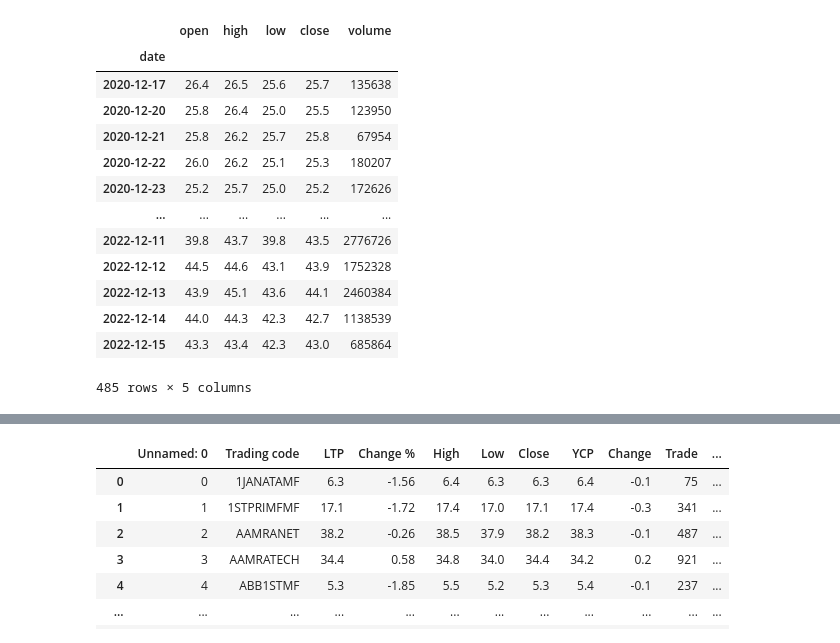
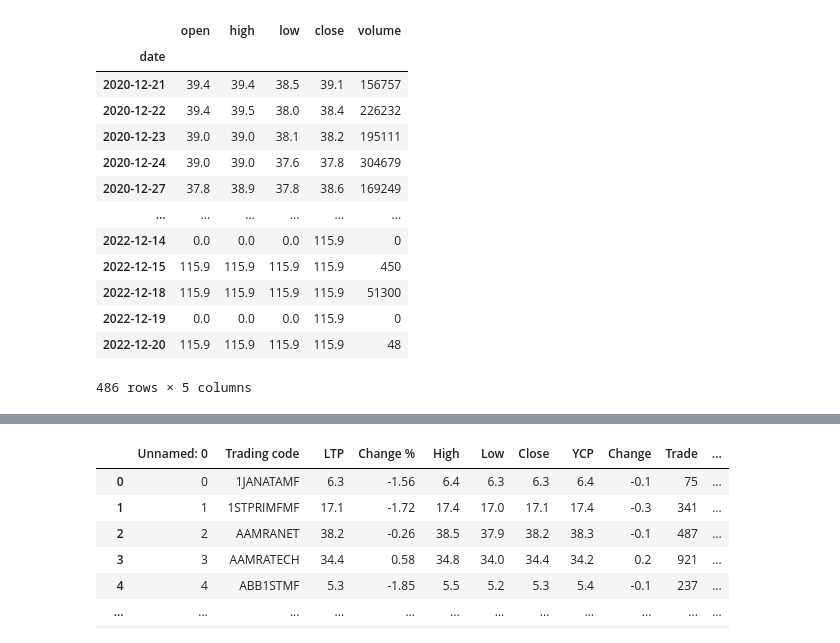
Before and after one commit to nafissaad/Tutorial1, a Jupyter notebook: Tutorial/My projects/BD Shares/BD Stocks/34 Back testing Rayner Toes RSI SMA Trading Strategy in Python[Part ii].ipynb, the cells around one changed output, grey strips where cells are left out. Drawn from its saved outputs; the diff is of its cells as text; code cells hidden in the pictures.

```diff
--- a/Tutorial/My projects/BD Shares/BD Stocks/34 Back testing Rayner Toes RSI SMA Trading Strategy in Python[Part ii].ipynb
+++ b/Tutorial/My projects/BD Shares/BD Stocks/34 Back testing Rayner Toes RSI SMA Trading Strategy in Python[Part ii].ipynb
@@ -3,4 +3,5 @@ import pandas as pd
 from bdshare import get_basic_hist_data
 import ta
 import numpy as np
+date='2022-12-21'
 # %%
@@ -219,22 +206,22 @@ def tacalc(df):
     df['SL']=np.where(df.Signal==True,df.close-(df.close-df.low),0)
     df['TP']=np.where(df.Signal==True,df.close+(df.close-df.low)*1.5,0)
 # %%
-df=get_basic_hist_data('2020-01-01','2022-12-15','AAMRATECH',index='date')
+df=get_basic_hist_data('2020-01-01',date,'HRTEX',index='date')
 df
 # %% [output]
 |  | open | high | low | close | volume |
 | date |  |  |  |  |  |
-| 2020-12-17 | 26.4 | 26.5 | 25.6 | 25.7 | 135638 |
-| 2020-12-20 | 25.8 | 26.4 | 25.0 | 25.5 | 123950 |
-| 2020-12-21 | 25.8 | 26.2 | 25.7 | 25.8 | 67954 |
-| 2020-12-22 | 26.0 | 26.2 | 25.1 | 25.3 | 180207 |
-| 2020-12-23 | 25.2 | 25.7 | 25.0 | 25.2 | 172626 |
+| 2020-12-21 | 39.4 | 39.4 | 38.5 | 39.1 | 156757 |
+| 2020-12-22 | 39.4 | 39.5 | 38.0 | 38.4 | 226232 |
+| 2020-12-23 | 39.0 | 39.0 | 38.1 | 38.2 | 195111 |
+| 2020-12-24 | 39.0 | 39.0 | 37.6 | 37.8 | 304679 |
+| 2020-12-27 | 37.8 | 38.9 | 37.8 | 38.6 | 169249 |
 | ... | ... | ... | ... | ... | ... |
-| 2022-12-11 | 39.8 | 43.7 | 39.8 | 43.5 | 2776726 |
-| 2022-12-12 | 44.5 | 44.6 | 43.1 | 43.9 | 1752328 |
-| 2022-12-13 | 43.9 | 45.1 | 43.6 | 44.1 | 2460384 |
-| 2022-12-14 | 44.0 | 44.3 | 42.3 | 42.7 | 1138539 |
-| 2022-12-15 | 43.3 | 43.4 | 42.3 | 43.0 | 685864 |
+| 2022-12-14 | 0.0 | 0.0 | 0.0 | 115.9 | 0 |
+| 2022-12-15 | 115.9 | 115.9 | 115.9 | 115.9 | 450 |
+| 2022-12-18 | 115.9 | 115.9 | 115.9 | 115.9 | 51300 |
+| 2022-12-19 | 0.0 | 0.0 | 0.0 | 115.9 | 0 |
+| 2022-12-20 | 115.9 | 115.9 | 115.9 | 115.9 | 48 |
-485 rows × 5 columns
+486 rows × 5 columns
 # %%
 tacalc(df)
```
Also changed, not shown: parts of 51 cells of this notebook.
